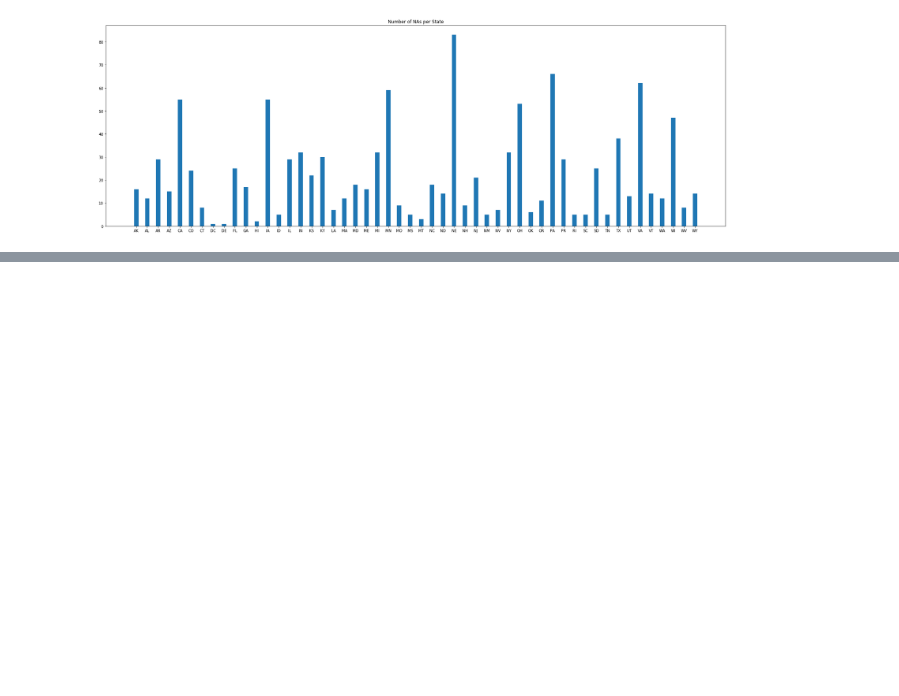
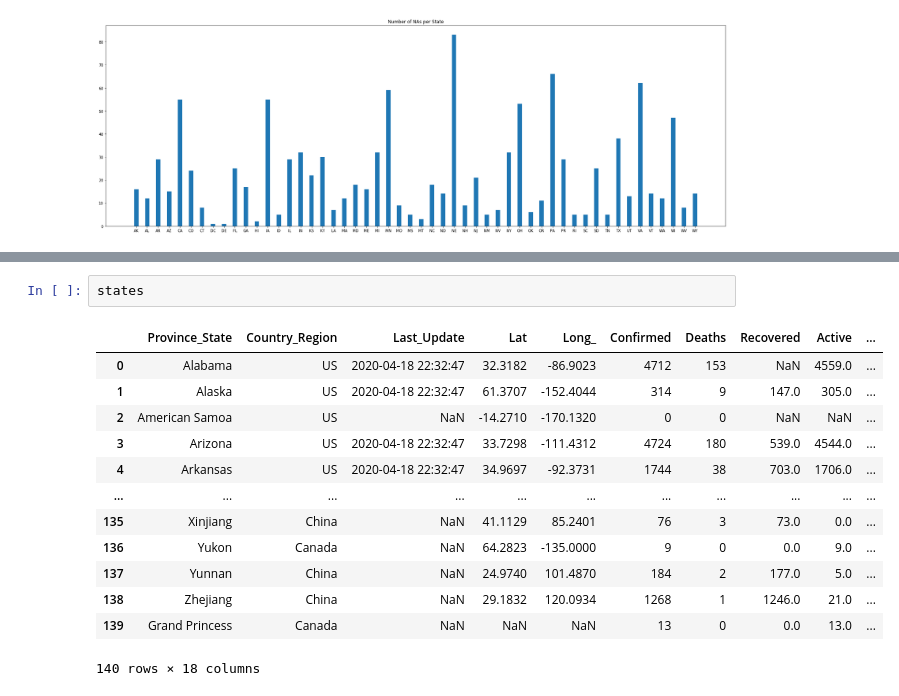
Before and after one commit to Divineechidume/final_DS100_project, a Jupyter notebook: CS 100 Final Project.ipynb, the cells around one changed output, grey strips where cells are left out. Saved outputs shown, nothing was run; the diff lists cells and outputs as text; blank space fills up the shorter version.

```diff
--- a/CS 100 Final Project.ipynb
+++ b/CS 100 Final Project.ipynb
@@ -167,0 +143,16 @@ Name: SVIPercentile, Length: 3078, dtype: int64
+# %%
+states
+# %% [output]
+|  | Province_State | Country_Region | Last_Update | Lat | Long_ | Confirmed | Deaths | Recovered | Active | ... |
+| 0 | Alabama | US | 2020-04-18 22:32:47 | 32.3182 | -86.9023 | 4712 | 153 | NaN | 4559.0 | ... |
+| 1 | Alaska | US | 2020-04-18 22:32:47 | 61.3707 | -152.4044 | 314 | 9 | 147.0 | 305.0 | ... |
+| 2 | American Samoa | US | NaN | -14.2710 | -170.1320 | 0 | 0 | NaN | NaN | ... |
+| 3 | Arizona | US | 2020-04-18 22:32:47 | 33.7298 | -111.4312 | 4724 | 180 | 539.0 | 4544.0 | ... |
+| 4 | Arkansas | US | 2020-04-18 22:32:47 | 34.9697 | -92.3731 | 1744 | 38 | 703.0 | 1706.0 | ... |
+| ... | ... | ... | ... | ... | ... | ... | ... | ... | ... | ... |
+| 135 | Xinjiang | China | NaN | 41.1129 | 85.2401 | 76 | 3 | 73.0 | 0.0 | ... |
+| 136 | Yukon | Canada | NaN | 64.2823 | -135.0000 | 9 | 0 | 0.0 | 9.0 | ... |
+| 137 | Yunnan | China | NaN | 24.9740 | 101.4870 | 184 | 2 | 177.0 | 5.0 | ... |
+| 138 | Zhejiang | China | NaN | 29.1832 | 120.0934 | 1268 | 1 | 1246.0 | 21.0 | ... |
+| 139 | Grand Princess | Canada | NaN | NaN | NaN | 13 | 0 | 0.0 | 13.0 | ... |
+140 rows × 18 columns
```
Also changed, not shown: parts of 20 cells of this notebook.
